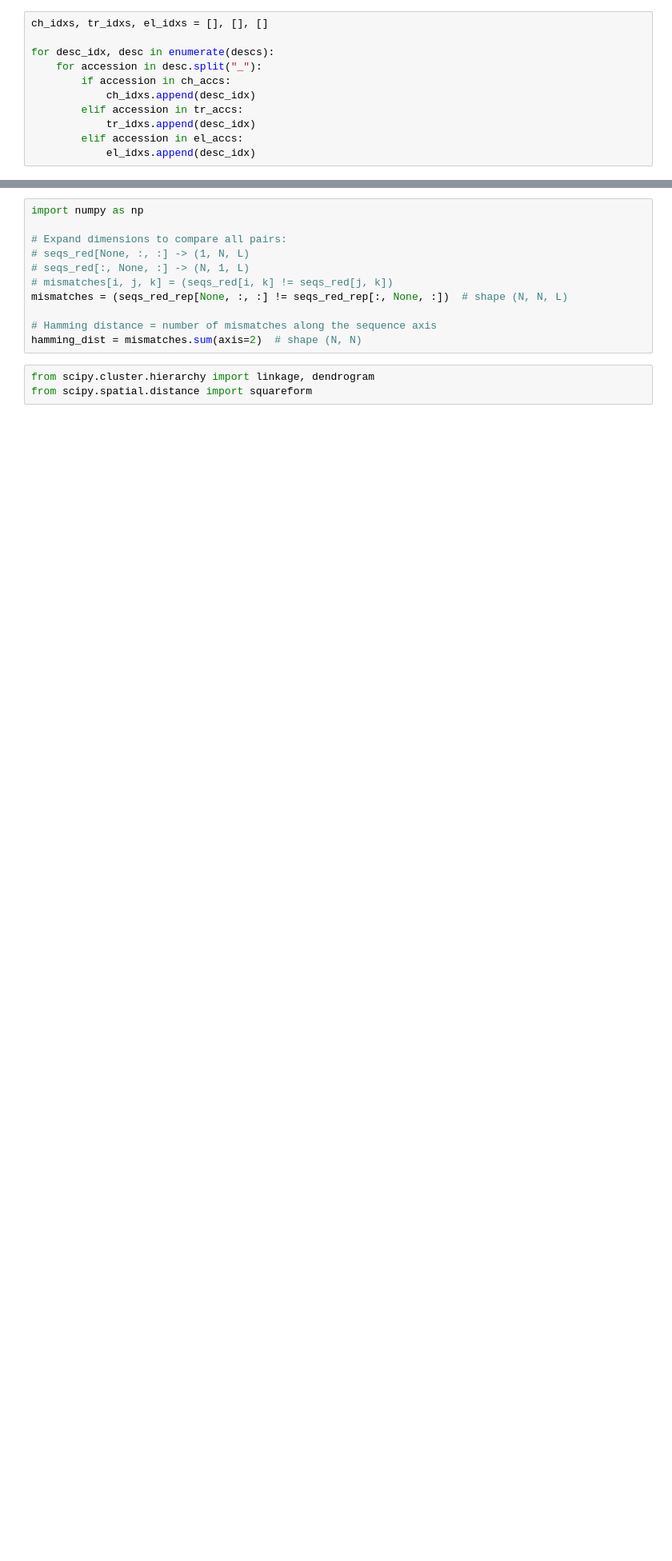
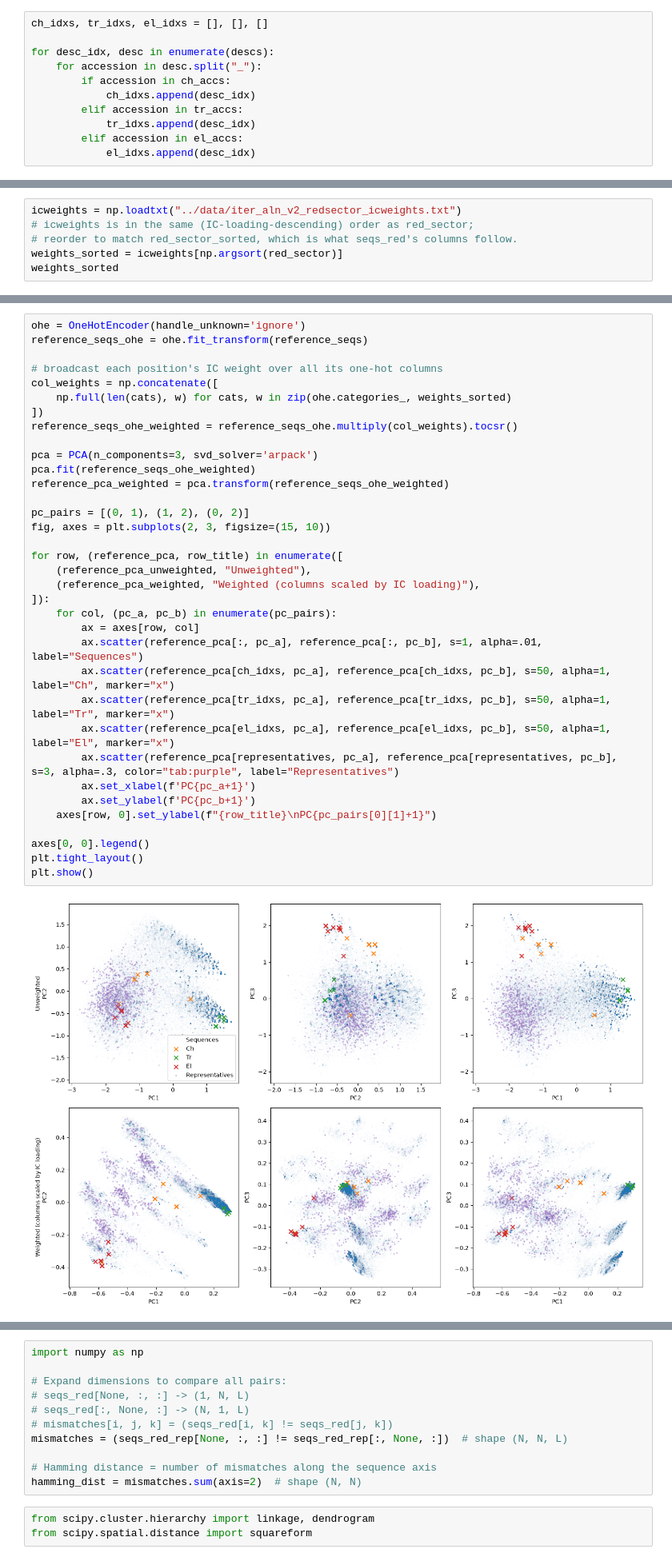
Before and after one commit to shoyip/SerProtLibDesign, a Jupyter notebook: notebooks/02_clustering_sector.ipynb, the cells around one changed output, grey strips where cells are left out. Shown at 80% size. Cells and saved outputs as stored; diff of their text form; blank space fills up the shorter version.

```diff
--- a/notebooks/02_clustering_sector.ipynb
+++ b/notebooks/02_clustering_sector.ipynb
@@ -186,0 +169,6 @@ Found set of representative sequences! Size is 886
+# %%
+icweights = np.loadtxt("../data/iter_aln_v2_redsector_icweights.txt")
+# icweights is in the same (IC-loading-descending) order as red_sector;
+# reorder to match red_sector_sorted, which is what seqs_red's columns follow.
+weights_sorted = icweights[np.argsort(red_sector)]
+weights_sorted
@@ -186,0 +180,37 @@ Found set of representative sequences! Size is 886
+# %%
+ohe = OneHotEncoder(handle_unknown='ignore')
+reference_seqs_ohe = ohe.fit_transform(reference_seqs)
+
+# broadcast each position's IC weight over all its one-hot columns
+col_weights = np.concatenate([
+    np.full(len(cats), w) for cats, w in zip(ohe.categories_, weights_sorted)
+])
+reference_seqs_ohe_weighted = reference_seqs_ohe.multiply(col_weights).tocsr()
+
+pca = PCA(n_components=3, svd_solver='arpack')
+pca.fit(reference_seqs_ohe_weighted)
+reference_pca_weighted = pca.transform(reference_seqs_ohe_weighted)
+
+pc_pairs = [(0, 1), (1, 2), (0, 2)]
+fig, axes = plt.subplots(2, 3, figsize=(15, 10))
+
+for row, (reference_pca, row_title) in enumerate([
+    (reference_pca_unweighted, "Unweighted"),
+    (reference_pca_weighted, "Weighted (columns scaled by IC loading)"),
+]):
+    for col, (pc_a, pc_b) in enumerate(pc_pairs):
+        ax = axes[row, col]
+        ax.scatter(reference_pca[:, pc_a], reference_pca[:, pc_b], s=1, alpha=.01, label="Sequences")
+        ax.scatter(reference_pca[ch_idxs, pc_a], reference_pca[ch_idxs, pc_b], s=50, alpha=1, label="Ch", marker="x")
+        ax.scatter(reference_pca[tr_idxs, pc_a], reference_pca[tr_idxs, pc_b], s=50, alpha=1, label="Tr", marker="x")
+        ax.scatter(reference_pca[el_idxs, pc_a], reference_pca[el_idxs, pc_b], s=50, alpha=1, label="El", marker="x")
+        ax.scatter(reference_pca[representatives, pc_a], reference_pca[representatives, pc_b], s=3, alpha=.3, color="tab:purple", label="Representatives")
+        ax.set_xlabel(f'PC{pc_a+1}')
+        ax.set_ylabel(f'PC{pc_b+1}')
+    axes[row, 0].set_ylabel(f"{row_title}\nPC{pc_pairs[0][1]+1}")
+
+axes[0, 0].legend()
+plt.tight_layout()
+plt.show()
+# %% [output]
+[figure, added]
```
Also changed, not shown: parts of 6 cells of this notebook, 44 other files.
